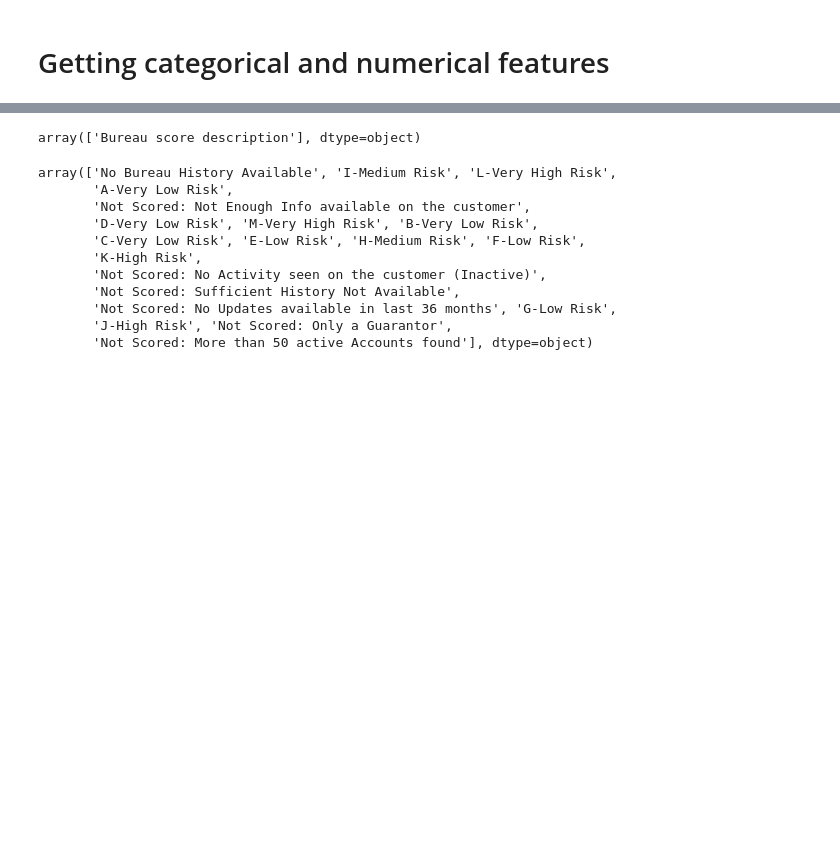
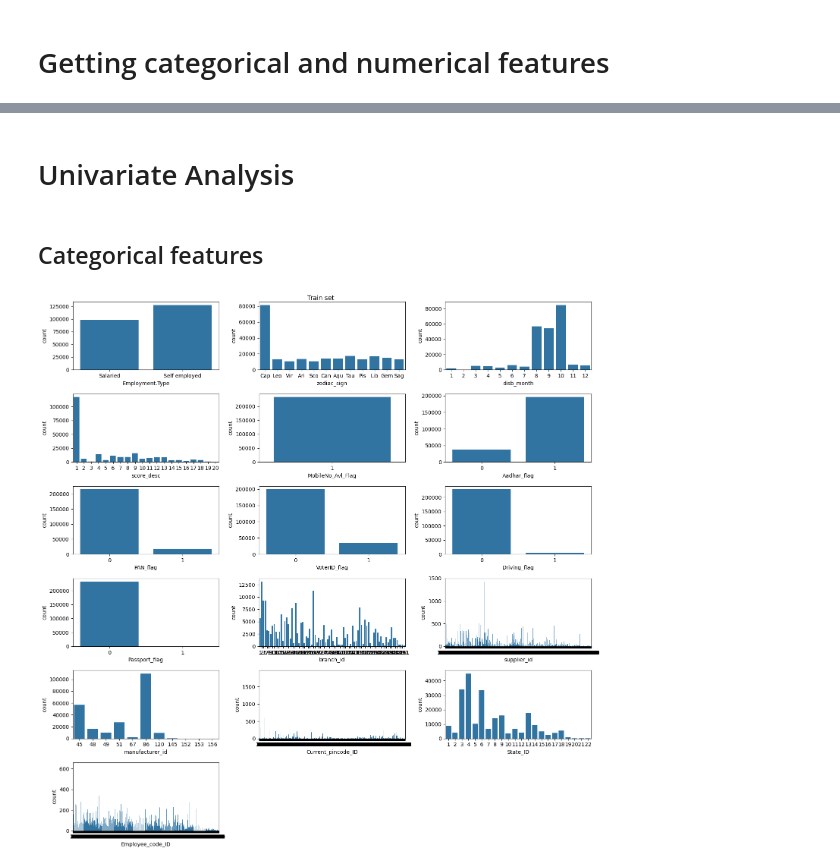
Before and after one commit to VaheC/VehicleLoanDefault, a Jupyter notebook: notebook/eda.ipynb, the cells around one changed output, grey strips where cells are left out. Drawn from its saved outputs; the diff is of its cells as text; code cells hidden in the pictures; blank space fills up the shorter version.

Commit message:
uni_variate analysis added

```diff
--- a/notebook/eda.ipynb
+++ b/notebook/eda.ipynb
@@ -186,0 +239,14 @@ categorical_features
+# %%
+flag_columns = [col for col in train_df.columns if col.endswith('_flag') or col.endswith('_Flag')]
+
+id_columns = [
+    'branch_id', 'supplier_id', 'manufacturer_id',
+    'Current_pincode_ID', 'State_ID', 'Employee_code_ID'
+]
+
+categorical_features = list(train_df.select_dtypes(include=['object']).columns)
+categorical_features.append('disb_month')
+categorical_features.append('score_desc')
+categorical_features.extend(flag_columns)
+categorical_features.extend(id_columns)
+categorical_features
@@ -210,18 +299,21 @@ numerical_features
-# %%
-info_df[info_df['Variable Name']=='PERFORM_CNS.SCORE.DESCRIPTION']['Description'].values
-# %% [output]
-array(['Bureau score description'], dtype=object)
-# %%
-train_df['PERFORM_CNS.SCORE.DESCRIPTION'].unique()
-# %% [output]
-array(['No Bureau History Available', 'I-Medium Risk', 'L-Very High Risk',
-       'A-Very Low Risk',
-       'Not Scored: Not Enough Info available on the customer',
-       'D-Very Low Risk', 'M-Very High Risk', 'B-Very Low Risk',
-       'C-Very Low Risk', 'E-Low Risk', 'H-Medium Risk', 'F-Low Risk',
-       'K-High Risk',
-       'Not Scored: No Activity seen on the customer (Inactive)',
-       'Not Scored: Sufficient History Not Available',
-       'Not Scored: No Updates available in last 36 months', 'G-Low Risk',
-       'J-High Risk', 'Not Scored: Only a Guarantor',
-       'Not Scored: More than 50 active Accounts found'], dtype=object)
+# %% [markdown]
+# Univariate Analysis
+# %% [markdown]
+## Categorical features
+# %%
+selected_ncols = 3
+
+selected_nrows = int((len(categorical_features) - len(categorical_features) % selected_ncols) / selected_ncols)
+if len(categorical_features) % selected_ncols != 0:
+    selected_nrows += 1
+
+fig = plt.figure(figsize=(15, 15))
+for feat in categorical_features:
+    plt.subplot(selected_nrows, selected_ncols, categorical_features.index(feat)+1)
+    sns.countplot(x=feat, data=train_df)
+    # plt.title(feat)
+    # plt.xticks(rotation=90)
+plt.suptitle('Train set')
+plt.tight_layout()
+# %% [output]
+[figure, added]
```
Also changed, not shown: parts of 11 cells of this notebook.
